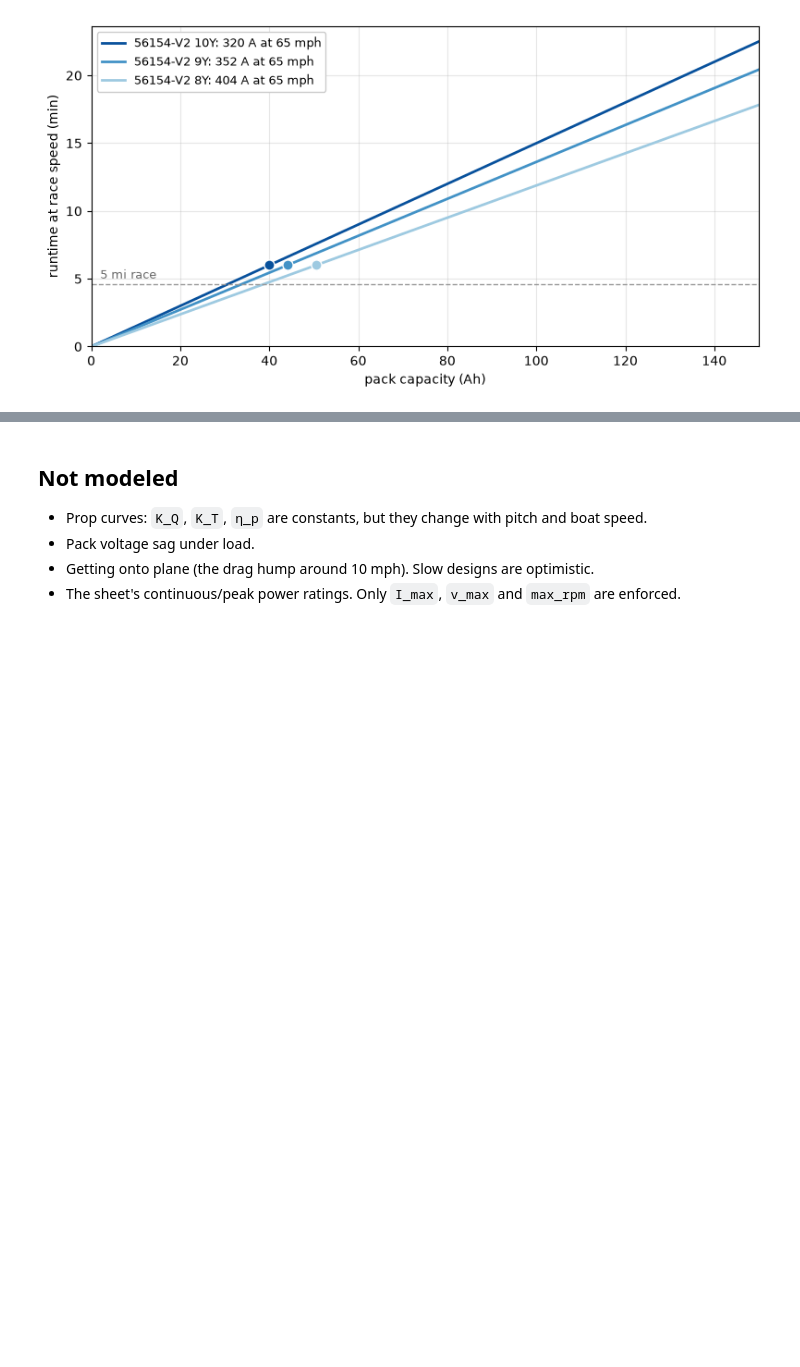
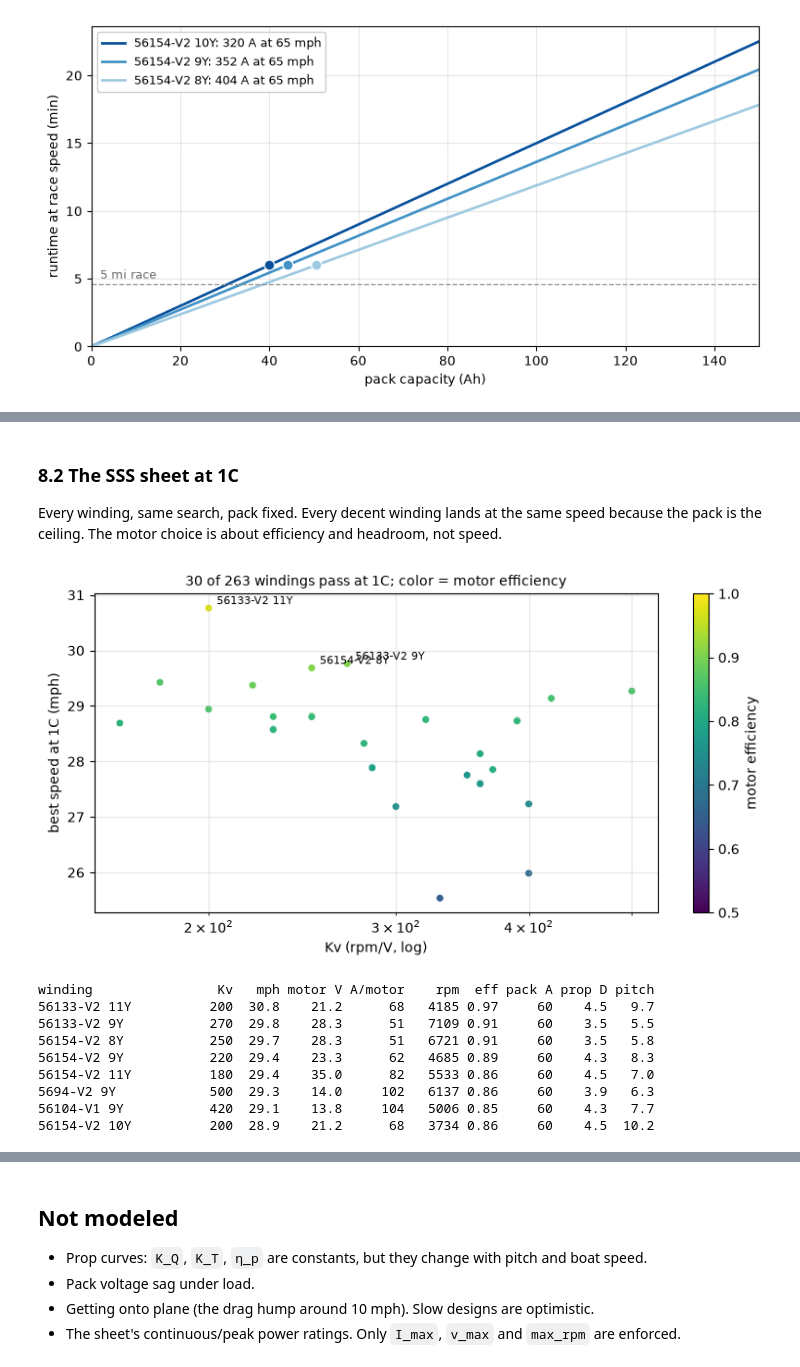
Before and after one commit to MarMar888/haav-modeling, a Jupyter notebook: prop_motor_battery/willmarley.ipynb, the cells around one changed output, grey strips where cells are left out. Drawn from its saved outputs; the diff is of its cells as text; code cells hidden in the pictures; blank space fills up the shorter version.

```diff
--- a/prop_motor_battery/willmarley.ipynb
+++ b/prop_motor_battery/willmarley.ipynb
@@ -500,0 +585,43 @@ plt.tight_layout(); plt.show()
+# %% [markdown]
+### 8.2 The SSS sheet at 1C
+
+Every winding, same search, pack fixed. Every decent winding lands at the same speed because the
+pack is the ceiling. The motor choice is about efficiency and headroom, not speed.
+# %%
+case = []
+for m in CATALOG:
+    best, r, _, _ = fastest(BOUNDS_PACK, n=500, seed=1, fixed=m, max_rpm=m["max_rpm"],
+                            solve_fn=solve_pack, ok_fn=ok_pack)
+    if r:
+        case.append(dict(m=m, best=best, r=r))
+case.sort(key=lambda x: (-round(x["r"]["mph"], 1), -x["r"]["eff"]))   # fastest, then most efficient
+CASE = case[0]
+
+fig, ax = plt.subplots(figsize=(8, 4.2))
+sc = ax.scatter([x["m"]["Kv"] for x in case], [x["r"]["mph"] for x in case], c=[x["r"]["eff"] for x in case],
+                cmap="viridis", vmin=0.5, vmax=1.0, s=30, edgecolors="white", linewidths=0.4)
+for x in case[:3]:
+    ax.annotate(x["m"]["name"].replace("SSS ", ""), (x["m"]["Kv"], x["r"]["mph"]), xytext=(6, 3),
+                textcoords="offset points", fontsize=8)
+ax.set_xscale("log"); ax.set_xlabel("Kv (rpm/V, log)"); ax.set_ylabel("best speed at 1C (mph)")
+ax.set_title(f"{len(case)} of {len(CATALOG)} windings pass at 1C; color = motor efficiency", fontsize=10)
+ax.grid(alpha=0.3, which="both")
+fig.colorbar(sc, ax=ax, label="motor efficiency")
+plt.tight_layout(); plt.show()
+
+print(f"{'winding':<20}{'Kv':>5}{'mph':>6}{'motor V':>8}{'A/motor':>8}{'rpm':>7}{'eff':>5}{'pack A':>7}{'prop D':>7}{'pitch':>6}")
+for x in case[:8]:
+    m, b, r = x["m"], x["best"], x["r"]
+    print(f"{m['name'].replace('SSS ', ''):<20}{m['Kv']:>5.0f}{r['mph']:>6.1f}{r['V']:>8.1f}{r['amps_1']:>8.0f}"
+          f"{r['rpm']:>7.0f}{r['eff']:>5.2f}{r['amps']:>7.0f}{b['D_in']:>7.1f}{r['pitch']:>6.1f}")
+# %% [output]
+[figure, added]
+winding                Kv   mph motor V A/motor    rpm  eff pack A prop D pitch
+56133-V2 11Y          200  30.8    21.2      68   4185 0.97     60    4.5   9.7
+56133-V2 9Y           270  29.8    28.3      51   7109 0.91     60    3.5   5.5
+56154-V2 8Y           250  29.7    28.3      51   6721 0.91     60    3.5   5.8
+56154-V2 9Y           220  29.4    23.3      62   4685 0.89     60    4.3   8.3
+56154-V2 11Y          180  29.4    35.0      82   5533 0.86     60    4.5   7.0
+5694-V2 9Y            500  29.3    14.0     102   6137 0.86     60    3.9   6.3
+56104-V1 9Y           420  29.1    13.8     104   5006 0.85     60    4.3   7.7
+56154-V2 10Y          200  28.9    21.2      68   3734 0.86     60    4.5  10.2
```
Also changed, not shown: parts of 14 cells of this notebook, 2 other files.
